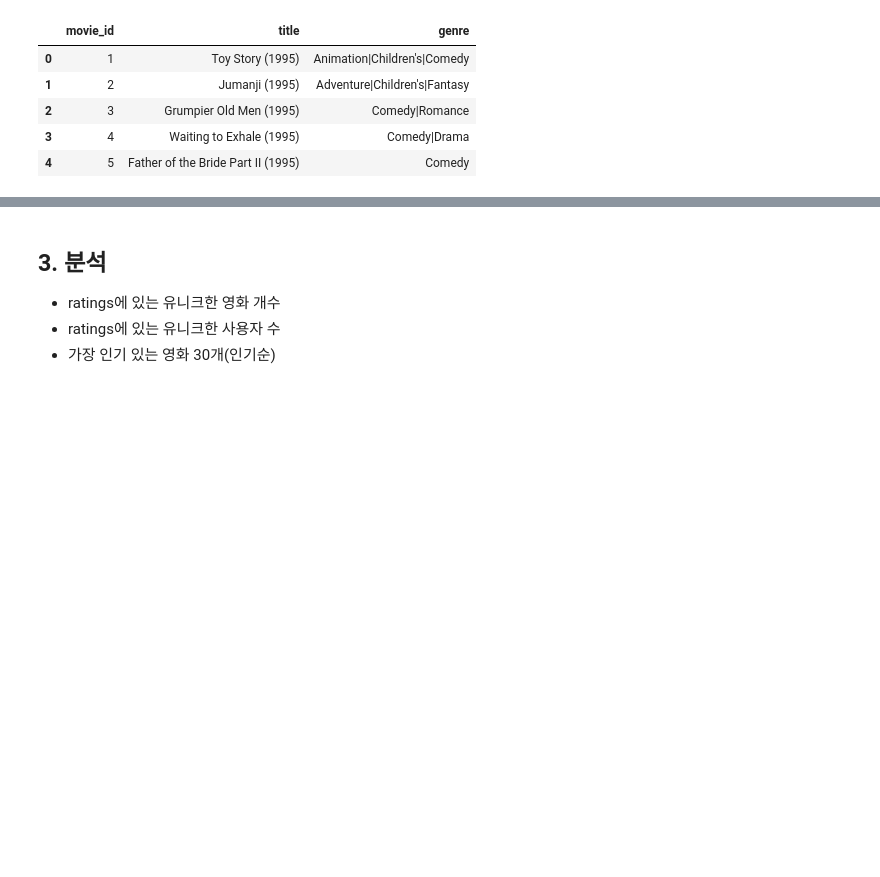
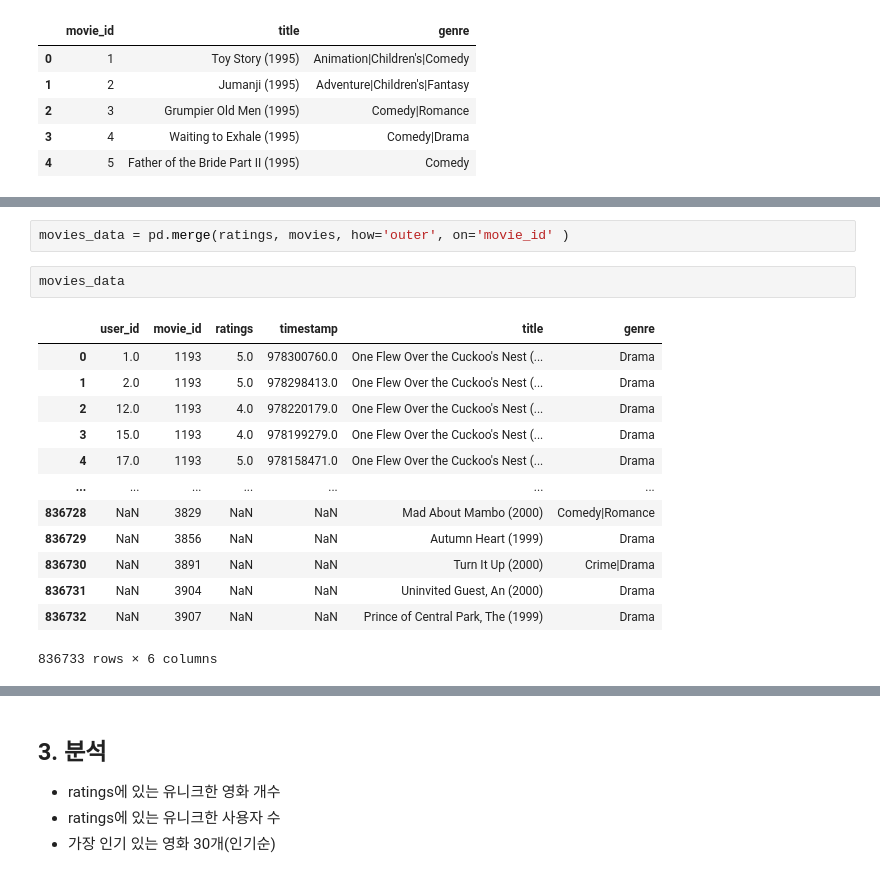
Before and after one commit to jx-dohwan/Aiffel_Exp_Project, a Jupyter notebook: [Exp_13]Movie_recommendations.ipynb, the cells around one changed output, grey strips where cells are left out. Drawn from its saved outputs; the diff is of its cells as text; blank space fills up the shorter version.

```diff
--- a/[Exp_13]Movie_recommendations.ipynb
+++ b/[Exp_13]Movie_recommendations.ipynb
@@ -86,0 +93,18 @@ movies.head()
+# %%
+movies_data = pd.merge(ratings, movies, how='outer', on='movie_id' )
+# %%
+movies_data
+# %% [output]
+|  | user_id | movie_id | ratings | timestamp | title | genre |
+| 0 | 1.0 | 1193 | 5.0 | 978300760.0 | One Flew Over the Cuckoo's Nest (... | Drama |
+| 1 | 2.0 | 1193 | 5.0 | 978298413.0 | One Flew Over the Cuckoo's Nest (... | Drama |
+| 2 | 12.0 | 1193 | 4.0 | 978220179.0 | One Flew Over the Cuckoo's Nest (... | Drama |
+| 3 | 15.0 | 1193 | 4.0 | 978199279.0 | One Flew Over the Cuckoo's Nest (... | Drama |
+| 4 | 17.0 | 1193 | 5.0 | 978158471.0 | One Flew Over the Cuckoo's Nest (... | Drama |
+| ... | ... | ... | ... | ... | ... | ... |
+| 836728 | NaN | 3829 | NaN | NaN | Mad About Mambo (2000) | Comedy|Romance |
+| 836729 | NaN | 3856 | NaN | NaN | Autumn Heart (1999) | Drama |
+| 836730 | NaN | 3891 | NaN | NaN | Turn It Up (2000) | Crime|Drama |
+| 836731 | NaN | 3904 | NaN | NaN | Uninvited Guest, An (2000) | Drama |
+| 836732 | NaN | 3907 | NaN | NaN | Prince of Central Park, The (1999) | Drama |
+836733 rows × 6 columns
```
Also changed, not shown: parts of 16 cells of this notebook.
